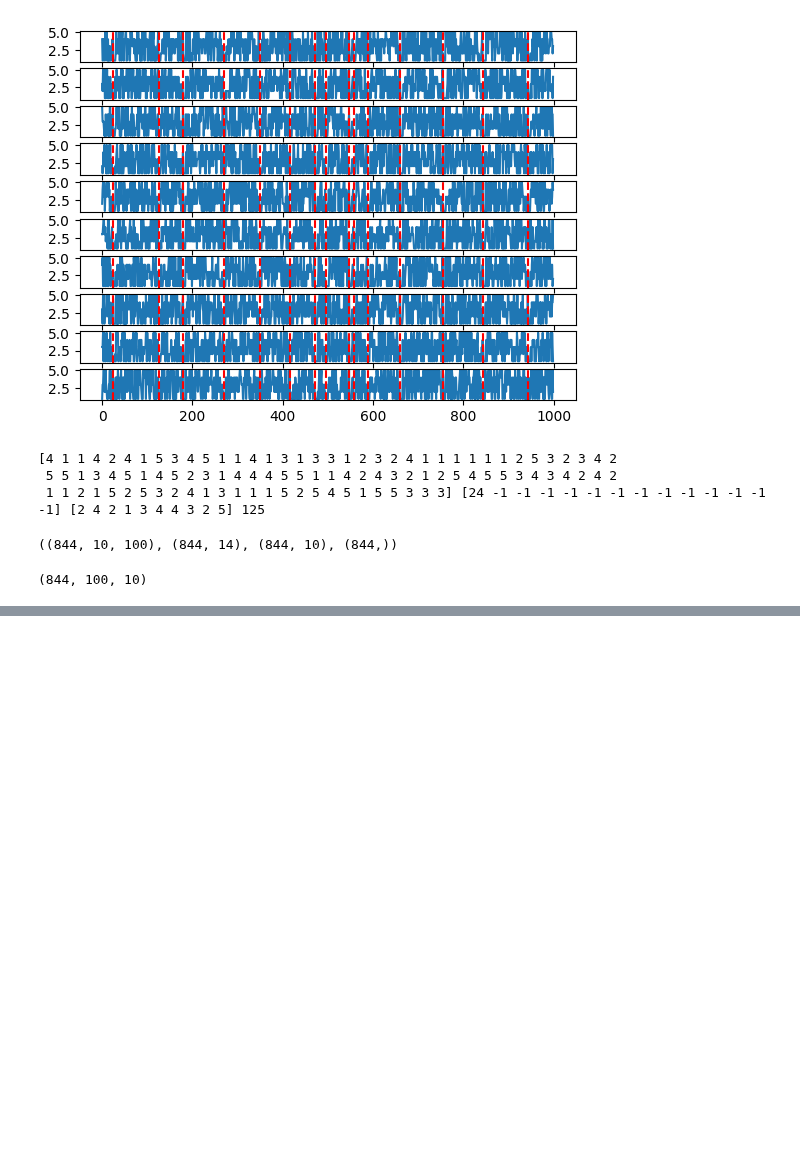
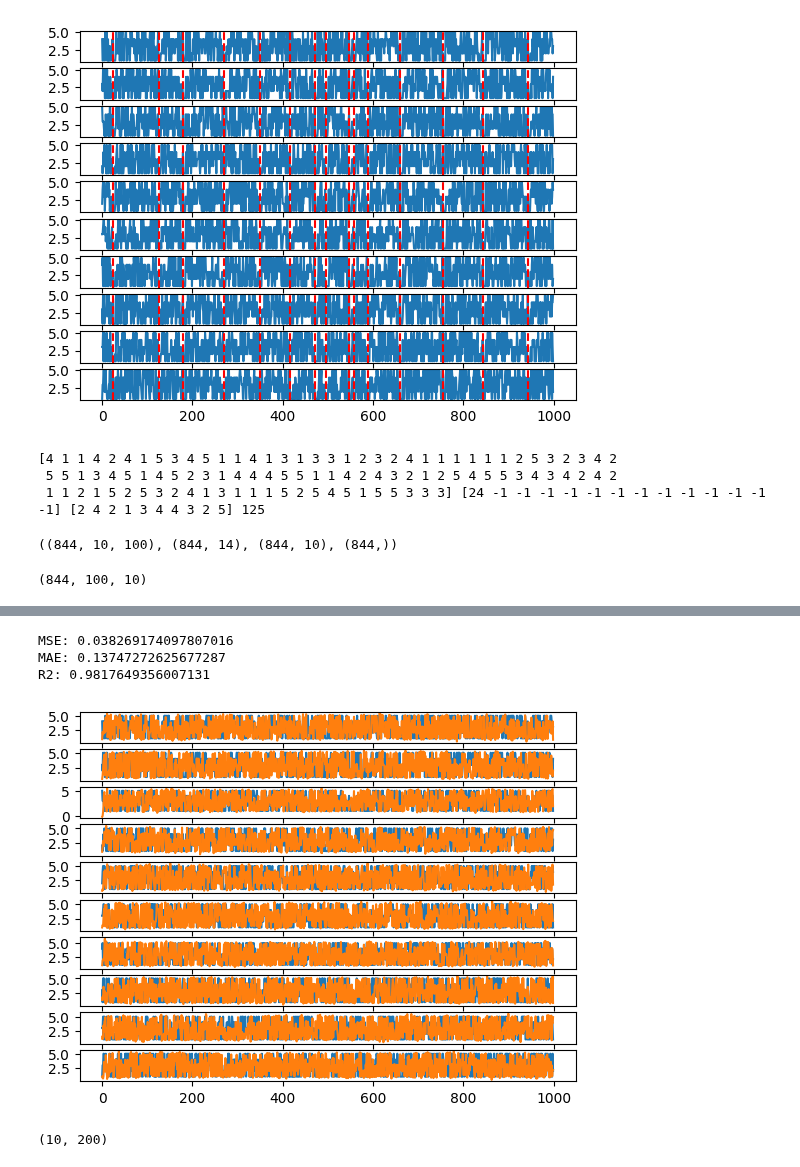
Before and after one commit to MiguelGarcaoSilva/motifpred, a Jupyter notebook: code/casestudy_syntheticdata.ipynb, the cells around one changed output, grey strips where cells are left out. Drawn from its saved outputs; the diff is of its cells as text; code cells hidden in the pictures; blank space fills up the shorter version.

Commit message:
started lstm embedding

```diff
--- a/code/casestudy_syntheticdata.ipynb
+++ b/code/casestudy_syntheticdata.ipynb
@@ -283,9 +284,7 @@ class MyHyperModel_embeddinglstm(kt.HyperModel):
     def build(self, hp):
         model = Sequential()
         model.add(Input(shape=self.input_shape))
-        units = hp.Int('units', min_value=12, max_value=128, step=12)
-        model.add(LSTM(units=units, activation='relu', return_sequences=True))
-        model.add(Dense(50, activation='relu'))
+        model.add(LSTM(units=50, activation='relu', name='embedding_layer', return_sequences=True))
         model.add(Dense(self.input_shape[1], activation='linear'))
         hp_learning_rate = hp.Choice('learning_rate', values=[1e-3, 1e-4, 1e-5])
         model.compile(loss='mse', optimizer=Adam(learning_rate=hp_learning_rate), metrics=['mae', 'root_mean_squared_error'])
@@ -296,8 +295,11 @@ tuner = kt.RandomSearch(
     MyHyperModel_embeddinglstm(input_shape=(X1.shape[1], X1.shape[2])),
     objective='val_loss',
     max_trials=None,
-    directory='syntheticdata',
+    directory='../results/syntheticdata',
     project_name='embeddinglstm')
 
-tuner.search(X1, X1, epochs=10)
+tuner.search(X1[:int(0.8*len(X1))], X1[:int(0.8*len(X1))], epochs=400, shuffle=False,
+             validation_data=(X1[int(0.8*len(X1)):],X1[int(0.8*len(X1)):]),
+             callbacks=[WandbMetricsLogger(), EarlyStopping(patience=10, monitor="val_loss")],
+             verbose=0)
 # %% [output]
@@ -348,0 +310,11 @@ embeddings
+# %%
+data.shape
+#reshape input to be [samples, time steps, features]
+X_data = np.reshape(data, (1, data.shape[1], data.shape[0]))
+# %%
+#train the model in the whole dataset
+best_trial = tuner.oracle.get_best_trials(1)[0]
+best_model = MyHyperModel_embeddinglstm(input_shape=(data.shape[1], data.shape[0])).build(best_trial.hyperparameters)
+best_model.fit(X_data, X_data, epochs=400, verbose=0)
+y_pred = best_model.predict(X_data)
+y_pred.shape
@@ -349,3 +340,27 @@ embeddings
+# %%
+#metrics
+from sklearn.metrics import mean_squared_error, mean_absolute_error, r2_score
+print("MSE:", mean_squared_error(X_data[0], y_pred[0]))
+print("MAE:", mean_absolute_error(X_data[0], y_pred[0]))
+print("R2:", r2_score(X_data[0], y_pred[0]))
+
+plt.figure()
+for i, variable in enumerate(variable_indexes):
+    plt.subplot(len(variable_indexes), 1, i+1)
+    plt.plot(data[variable], label='original')
+    plt.plot(y_pred[0,:,variable], label='predicted')
+plt.show()
+# %% [output]
+MSE: 0.038269174097807016
+MAE: 0.13747272625677287
+R2: 0.9817649356007131
+[figure, added]
+# %%
+#get the weights of the model
+weights = best_model.get_layer('embedding_layer').get_weights()[0]
+weights.shape
+# %% [output]
+(10, 200)
 # %%
 #join the embeddings with the motif indexes
 X_train = []
```
Also changed, not shown: parts of 9 cells of this notebook, 6 other files.
